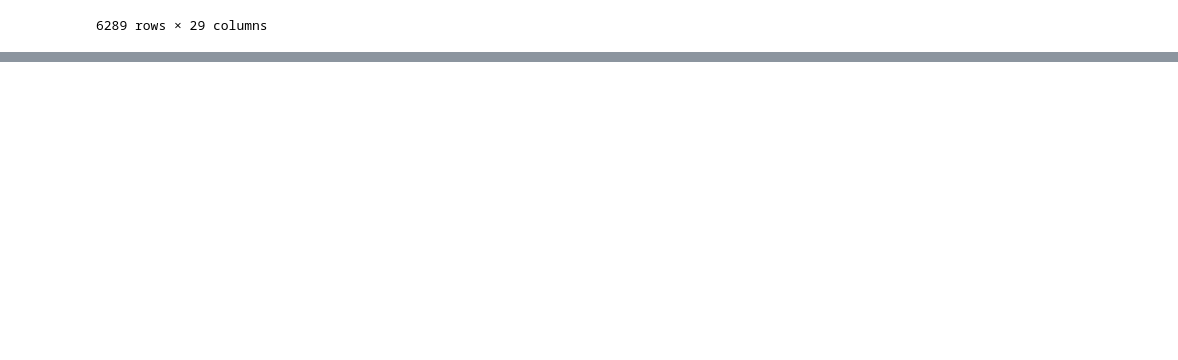
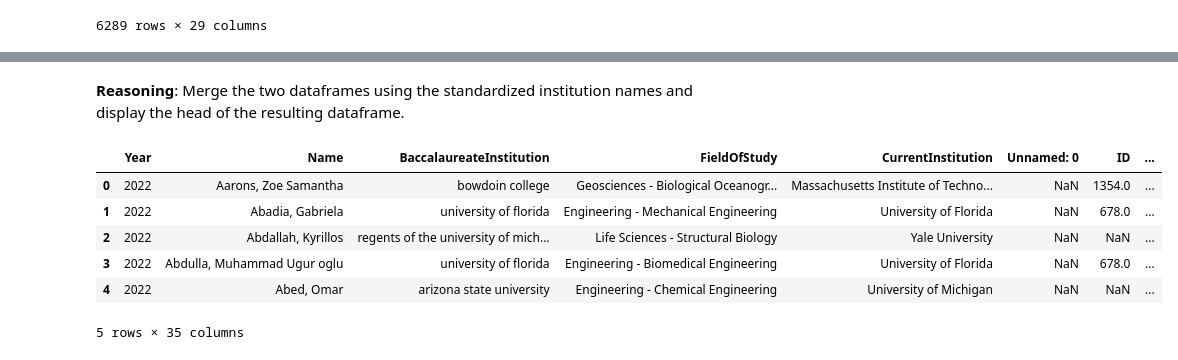
Before and after one commit to inkatown/GRFP_Public_Data, a Jupyter notebook: Public_GRFP.ipynb, the cells around one changed output, grey strips where cells are left out. Saved outputs shown, nothing was run; the diff lists cells and outputs as text; code cells hidden in the pictures; blank space fills up the shorter version.

```diff
--- a/Public_GRFP.ipynb
+++ b/Public_GRFP.ipynb
@@ -194,0 +259,9 @@ accredited_institutions_df
+# %%
+df['BaccalaureateInstitution'] = df['BaccalaureateInstitution'].str.lower().str.strip()
+accredited_institutions_df['INSTITUTION NAME'] = accredited_institutions_df['INSTITUTION NAME'].str.lower().str.strip()
+accredited_institutions_df['standardized_name'] = accredited_institutions_df['INSTITUTION NAME']
+
+print("Standardized 'BaccalaureateInstitution' in df:")
+display(df[['BaccalaureateInstitution']].head())
+print("\nStandardized 'INSTITUTION NAME' and 'standardized_name' in accredited_institutions_df:")
+display(accredited_institutions_df[['INSTITUTION NAME', 'standardized_name']].head())
@@ -194,0 +288,14 @@ accredited_institutions_df
+# %% [markdown]
+**Reasoning**:
+Merge the two dataframes using the standardized institution names and display the head of the resulting dataframe.
+# %%
+merged_df = pd.merge(df, accredited_institutions_df, left_on='BaccalaureateInstitution', right_on='standardized_name', how='left')
+display(merged_df.head())
+# %% [output]
+|  | Year | Name | BaccalaureateInstitution | FieldOfStudy | CurrentInstitution | Unnamed: 0 | ID | ... |
+| 0 | 2022 | Aarons, Zoe Samantha | bowdoin college | Geosciences - Biological Oceanogr... | Massachusetts Institute of Techno... | NaN | 1354.0 | ... |
+| 1 | 2022 | Abadia, Gabriela | university of florida | Engineering - Mechanical Engineering | University of Florida | NaN | 678.0 | ... |
+| 2 | 2022 | Abdallah, Kyrillos | regents of the university of mich... | Life Sciences - Structural Biology | Yale University | NaN | NaN | ... |
+| 3 | 2022 | Abdulla, Muhammad Ugur oglu | university of florida | Engineering - Biomedical Engineering | University of Florida | NaN | 678.0 | ... |
+| 4 | 2022 | Abed, Omar | arizona state university | Engineering - Chemical Engineering | University of Michigan | NaN | NaN | ... |
+5 rows × 35 columns
```
Also changed, not shown: parts of 18 cells of this notebook.
